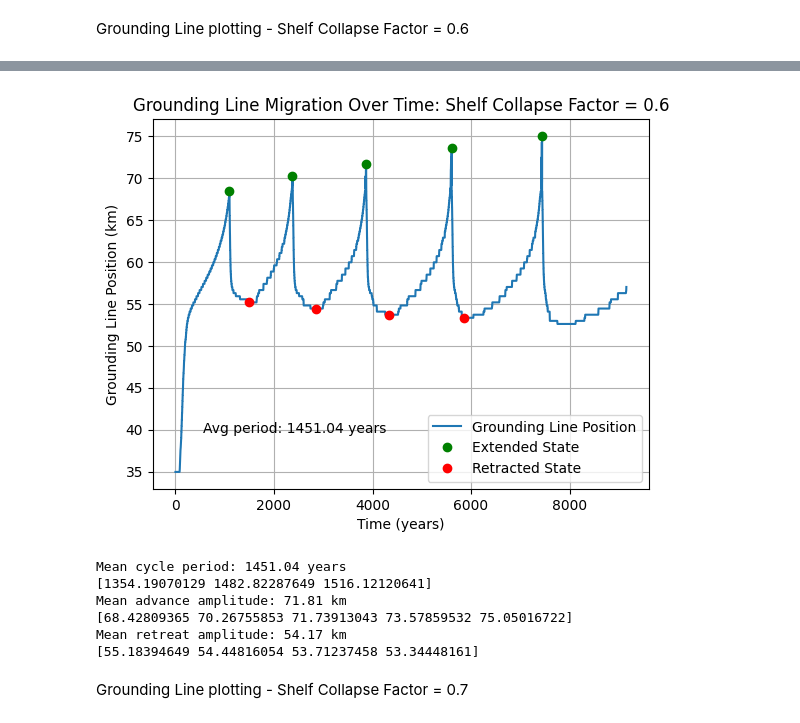
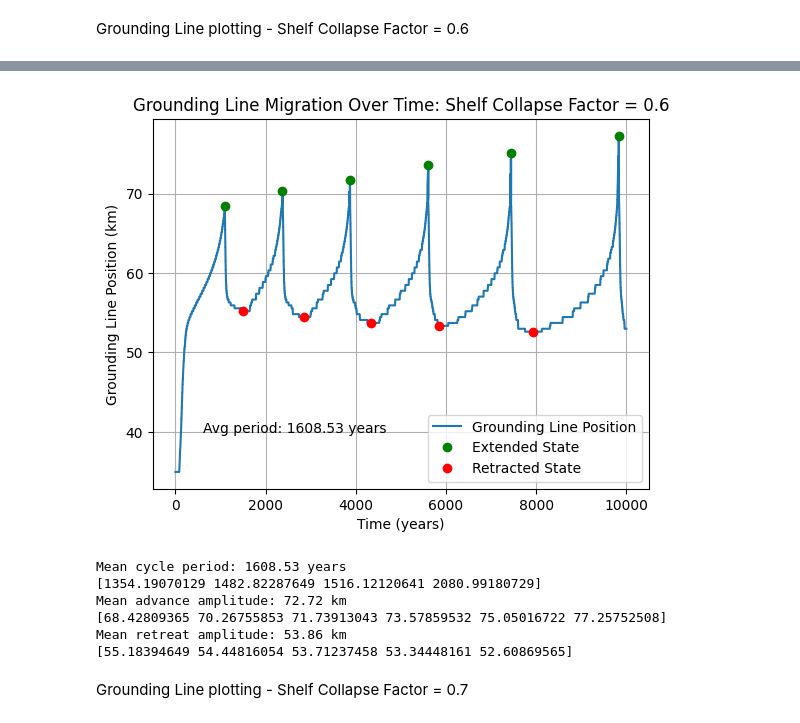
Before and after one commit to ktlix2ski/brinkmodeltest, a Jupyter notebook: Analysis/Calving_Tests.ipynb, the cells around one changed output, grey strips where cells are left out. Drawn from its saved outputs; the diff is of its cells as text; code cells hidden in the pictures.

```diff
--- a/Analysis/Calving_Tests.ipynb
+++ b/Analysis/Calving_Tests.ipynb
@@ -386,7 +400,7 @@ Mean retreat amplitude: 54.03 km
 Grounding Line plotting - Shelf Collapse Factor = 0.4
 # %%
 gl_run_title_scf_04 = str("Grounding Line Evolution Over Time - SCF = 0.4")
-scf_04 = "/home/kayatroyer/Repositories/brinkmodeltest/Output/Variable_Dictionaries/DATA_Dictionary_2025_04_10__14_17_35.pkl.gz"
+scf_04 = "/media/kayatroyer/KayaDrive/Thesis/OfficialExperimentRuns/20kTests/scf_Tests/DATA_Dictionary_2025_04_28__21_01_11_SCF04.pkl.gz"
 with gzip.open(scf_04, 'rb') as f:
     DATA_dict_scf_04 = pickle.load(f)
 # %%
@@ -473,7 +493,7 @@ Mean retreat amplitude: 54.23 km
 Grounding Line plotting - Shelf Collapse Factor = 0.5
 # %%
 gl_run_title_scf_05 = str("Grounding Line Evolution Over Time - SCF = 0.5")
-scf_05 = "/home/kayatroyer/Repositories/brinkmodeltest/Output/Variable_Dictionaries/DATA_Dictionary_2025_04_10__15_44_41.pkl.gz"
+scf_05 = "/media/kayatroyer/KayaDrive/Thesis/OfficialExperimentRuns/20kTests/scf_Tests/DATA_Dictionary_2025_04_28__22_14_58_SCF05.pkl.gz"
 with gzip.open(scf_05, 'rb') as f:
     DATA_dict_scf_05 = pickle.load(f)
 # %%
@@ -560,7 +583,7 @@ Mean retreat amplitude: 53.86 km
 Grounding Line plotting - Shelf Collapse Factor = 0.6
 # %%
 gl_run_title_scf_06 = str("Grounding Line Evolution Over Time - SCF = 0.6")
-scf_06 = "/home/kayatroyer/Repositories/brinkmodeltest/Output/Variable_Dictionaries/DATA_Dictionary_2025_04_11__12_41_43.pkl.gz"
+scf_06 = "/media/kayatroyer/KayaDrive/Thesis/OfficialExperimentRuns/20kTests/scf_Tests/DATA_Dictionary_2025_04_28__23_26_25_SCF06.pkl.gz"
 with gzip.open(scf_06, 'rb') as f:
     DATA_dict_scf_06 = pickle.load(f)
 # %%
@@ -608,41 +631,44 @@ for row in data_matrix:
 
 gl_positions_scf_06 = np.array(gl_positions_scf_06)
 GL_km_scf_06 = mesh_index_to_km(gl_positions_scf_06)
+mask = np.array(time) <= 10000
+time = np.array(time)[mask]
+GL_km_scf_06 = GL_km_scf_06[mask]
 # %%
 peaks_scf06, _ = find_peaks(GL_km_scf_06, prominence=6)
-troughs_scf06, _ = find_peaks(-GL_km_scf_06, prominence=5)
+troughs_scf06, _ = find_peaks(-GL_km_scf_06, prominence=6)
 periods_scf06 = np.diff(np.array(time)[troughs_scf06])
 adv_dists_scf06 = GL_km_scf_06[peaks_scf06]
 ret_dists_scf06 = GL_km_scf_06[troughs_scf06]
 
 
 plt.plot(time, GL_km_scf_06, label='Grounding Line Position')
 plt.plot(np.array(time)[peaks_scf06], GL_km_scf_06[peaks_scf06], 'go', label='Extended State')
 plt.plot(np.array(time)[troughs_scf06], GL_km_scf_06[troughs_scf06], 'ro', label='Retracted State')
 plt.text(0.1, 0.15, f'Avg period: {np.mean(periods_scf06):.2f} years', transform=plt.gca().transAxes)
 plt.legend()
 plt.xlabel("Time (years)")
 plt.ylabel("Grounding Line Position (km)")
 plt.title("Grounding Line Migration Over Time: Shelf Collapse Factor = 0.6")
 plt.grid()
 plt.show()
 
 print(f"Mean cycle period: {np.mean(periods_scf06):.2f} years")
 print(periods_scf06)
 
 print(f"Mean advance amplitude: {np.mean(adv_dists_scf06):.2f} km")
 print(adv_dists_scf06)
 
 print(f"Mean retreat amplitude: {np.mean(ret_dists_scf06):.2f} km")
 print(ret_dists_scf06)
 # %% [output]
-[figure, old version]
+[figure, new version]
-Mean cycle period: 1451.04 years
-[1354.19070129 1482.82287649 1516.12120641]
-Mean advance amplitude: 71.81 km
-[68.42809365 70.26755853 71.73913043 73.57859532 75.05016722]
-Mean retreat amplitude: 54.17 km
-[55.18394649 54.44816054 53.71237458 53.34448161]
+Mean cycle period: 1608.53 years
+[1354.19070129 1482.82287649 1516.12120641 2080.99180729]
+Mean advance amplitude: 72.72 km
+[68.42809365 70.26755853 71.73913043 73.57859532 75.05016722 77.25752508]
+Mean retreat amplitude: 53.86 km
+[55.18394649 54.44816054 53.71237458 53.34448161 52.60869565]
 # %% [markdown]
 Grounding Line plotting - Shelf Collapse Factor = 0.7
 # %%
```
Also changed, not shown: parts of 38 cells of this notebook, 4 other files.
